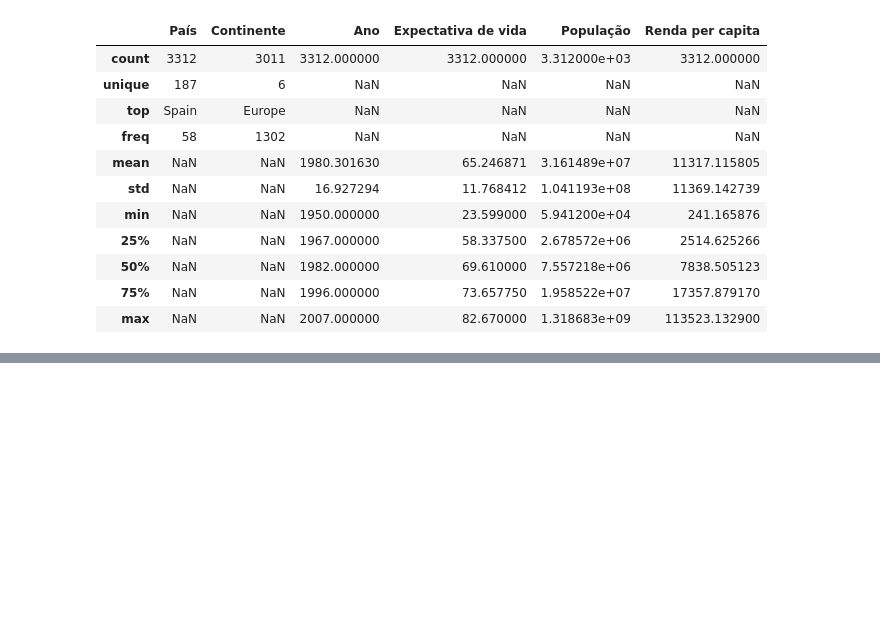
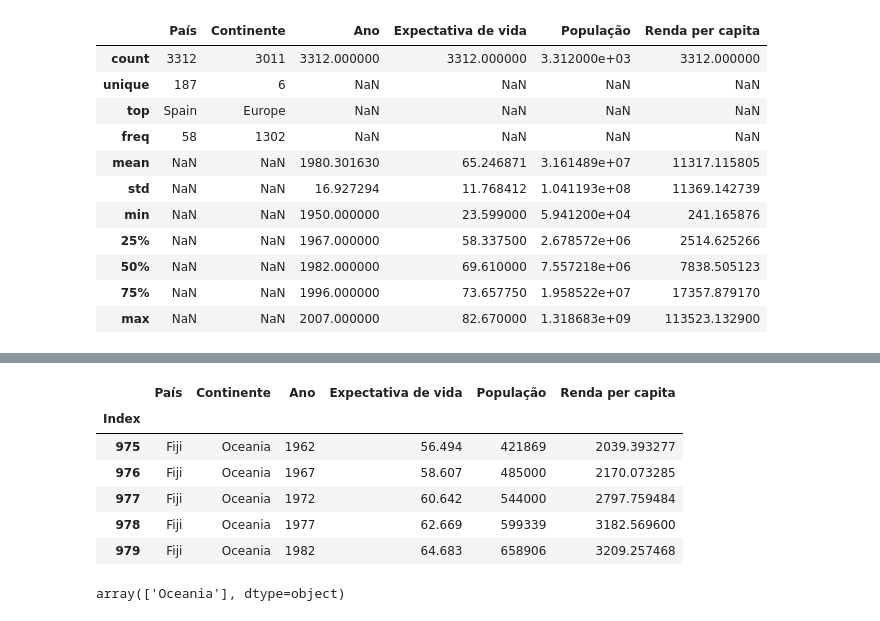
Before and after one commit to DamodaraBarbosa/projeto_analise_de_dados_DIO, a Jupyter notebook: Projeto_Python_e_Pandas_Aula_3_DIO.ipynb, the cells around one changed output, grey strips where cells are left out. Drawn from its saved outputs; the diff is of its cells as text; code cells hidden in the pictures; blank space fills up the shorter version.

```diff
--- a/Projeto_Python_e_Pandas_Aula_3_DIO.ipynb
+++ b/Projeto_Python_e_Pandas_Aula_3_DIO.ipynb
@@ -192,0 +228,17 @@ df.describe(include= 'all')
+# %%
+# 3º - método que eu mais utilizo e que acho mais elegante, que utilizando o método query()
+
+oceania = df.query('Continente == "Oceania"')
+oceania.head()
+# %% [output]
+|  | País | Continente | Ano | Expectativa de vida | População | Renda per capita |
+| Index |  |  |  |  |  |  |
+| 975 | Fiji | Oceania | 1962 | 56.494 | 421869 | 2039.393277 |
+| 976 | Fiji | Oceania | 1967 | 58.607 | 485000 | 2170.073285 |
+| 977 | Fiji | Oceania | 1972 | 60.642 | 544000 | 2797.759484 |
+| 978 | Fiji | Oceania | 1977 | 62.669 | 599339 | 3182.569600 |
+| 979 | Fiji | Oceania | 1982 | 64.683 | 658906 | 3209.257468 |
+# %%
+oceania['Continente'].unique()
+# %% [output]
+array(['Oceania'], dtype=object)
```
Also changed, not shown: parts of 10 cells of this notebook.
